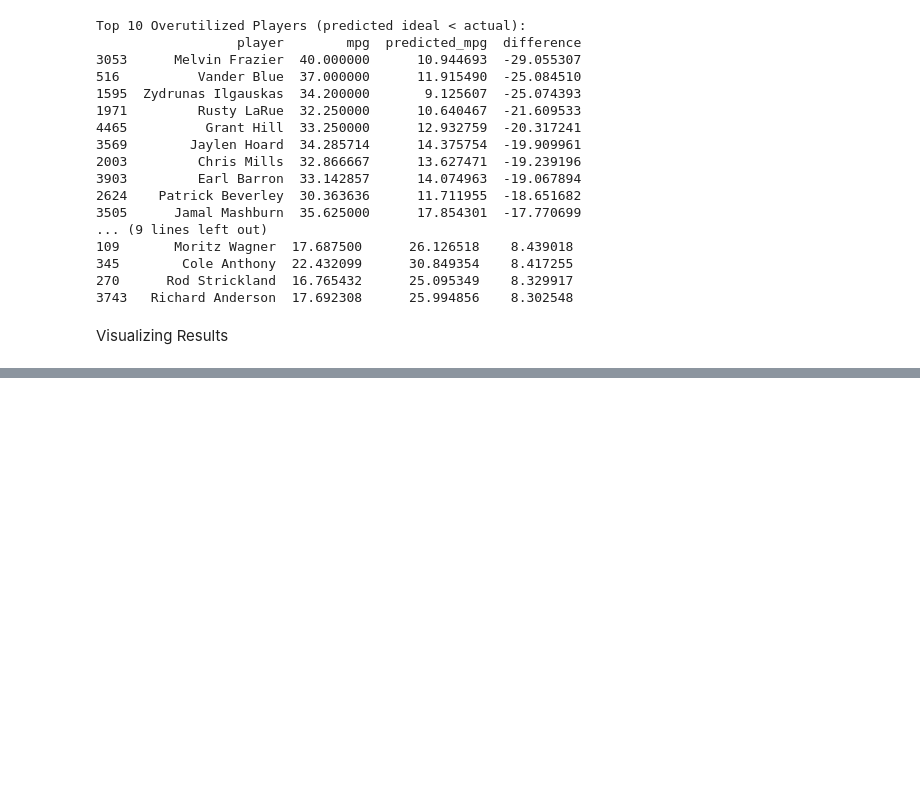
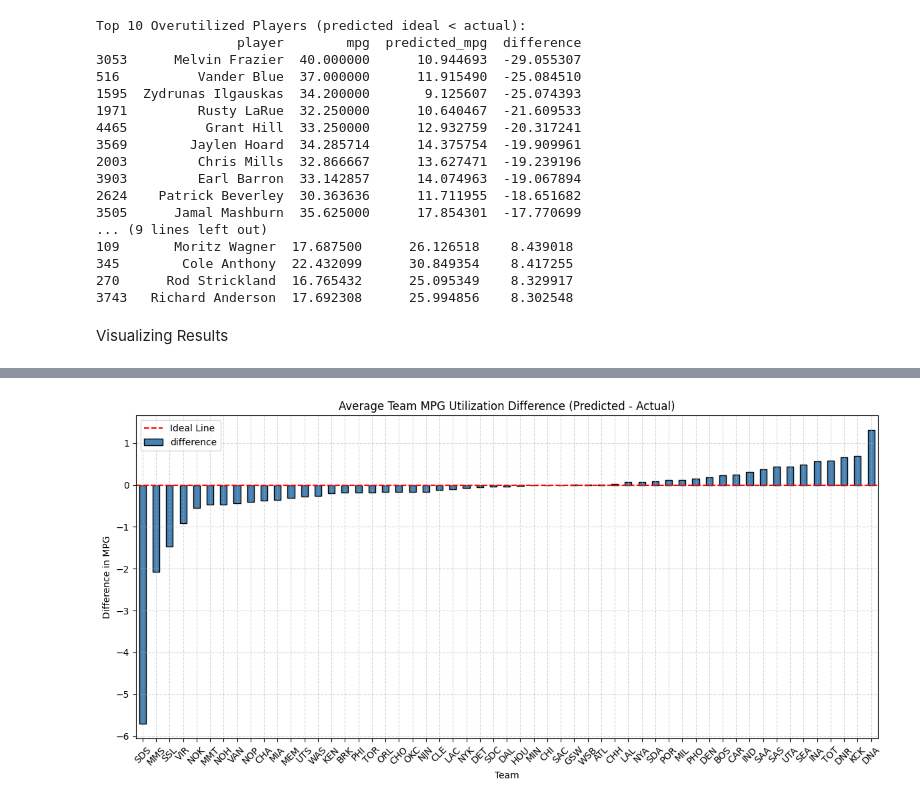
Before and after one commit to ChinmayVar/stats140_finalproj, a Jupyter notebook: player_utilization_analysis.ipynb, the cells around one changed output, grey strips where cells are left out. Saved outputs shown, nothing was run; the diff lists cells and outputs as text; code cells hidden in the pictures; blank space fills up the shorter version.

Commit message:
redid team graphics

```diff
--- a/player_utilization_analysis.ipynb
+++ b/player_utilization_analysis.ipynb
@@ -265,2 +265,65 @@ plt.show()
 [figure]
 [figure]
+# %%
+from sklearn.ensemble import RandomForestRegressor
+from sklearn.preprocessing import StandardScaler
+
+X = dfteams[features]
+y = dfteams['mpg']
+
+scaler = StandardScaler()
+X_scaled = scaler.fit_transform(X)
+
+rf = RandomForestRegressor(n_estimators=100, random_state=42)
+rf.fit(X_scaled, y)
+
+dfteams['predicted_mpg'] = rf.predict(X_scaled)
+
+import pandas as pd
+import matplotlib.pyplot as plt
+from sklearn.ensemble import RandomForestRegressor
+from sklearn.preprocessing import StandardScaler
+
+dfteams = pd.read_csv("all_star_prediction/playertotals.csv")
+dfteams.columns = dfteams.columns.str.strip().str.lower()
+
+dfteams['mpg'] = dfteams['mp'] / dfteams['g']
+
+features = ['pts', 'ast', 'trb', 'stl', 'blk', 'tov', 'fg_percent', 'x3p_percent',
+            'ft_percent', 'e_fg_percent', 'age', 'experience']
+
+dfteams = dfteams.dropna(subset=features + ['mpg'])
+
+X = dfteams[features]
+y = dfteams['mpg']
+
+scaler = StandardScaler()
+X_scaled = scaler.fit_transform(X)
+
+rf = RandomForestRegressor(n_estimators=100, random_state=42)
+rf.fit(X_scaled, y)
+
+dfteams['predicted_mpg'] = rf.predict(X_scaled)
+
+team_summary = dfteams.groupby('tm')[['mpg', 'predicted_mpg']].mean()
+team_summary['difference'] = team_summary['predicted_mpg'] - team_summary['mpg']
+team_summary_sorted = team_summary.sort_values(by='difference')
+
+print("\n🏀 Teams Overutilizing Players (Most Negative MPG Difference):")
+print(team_summary_sorted.head(5))
+
+print("\n🏀 Teams Underutilizing Talent (Most Positive MPG Difference):")
+print(team_summary_sorted.tail(5))
+
+plt.figure(figsize=(12, 6))
+team_summary_sorted['difference'].plot(kind='bar', color='steelblue', edgecolor='black')
+plt.axhline(0, color='red', linestyle='--', label='Ideal Line')
+plt.title("Average Team MPG Utilization Difference (Predicted - Actual)")
+plt.ylabel("Difference in MPG")
+plt.xlabel("Team")
+plt.xticks(rotation=45)
+plt.grid(True, linestyle='--', alpha=0.5)
+plt.tight_layout()
+plt.legend()
+plt.show()
+# %% [output]
@@ -266,0 +347 @@ plt.show()
+[figure, added]
```
Also changed, not shown: parts of 5 cells of this notebook.
